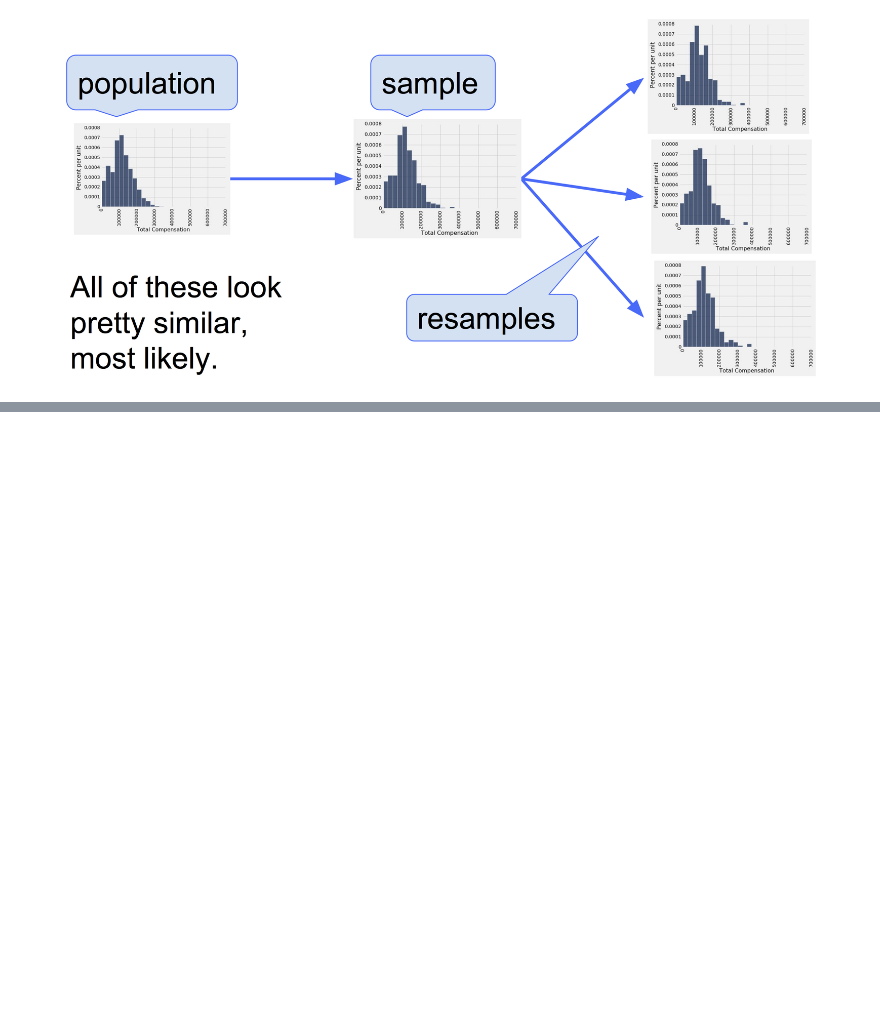
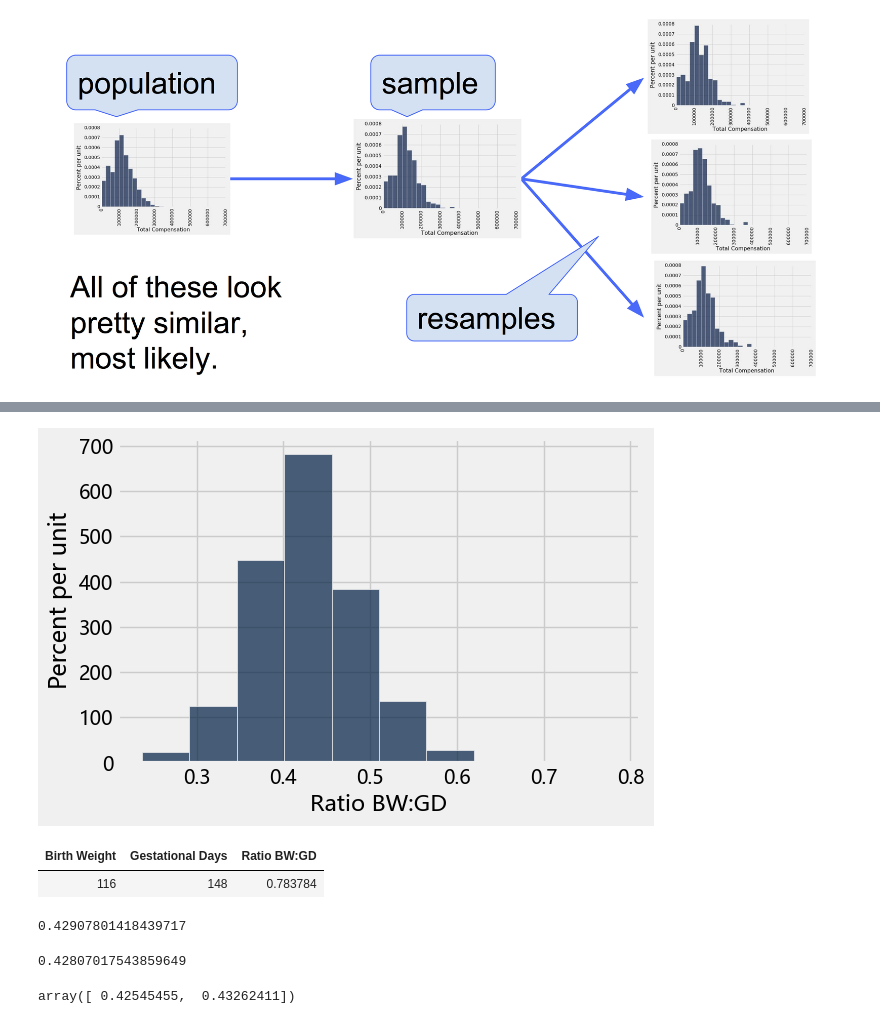
Before and after one commit to Matthew-HMS/Datascience101, a Jupyter notebook: Estimation.ipynb, the cells around one changed output, grey strips where cells are left out. Drawn from its saved outputs; the diff is of its cells as text; code cells hidden in the pictures; blank space fills up the shorter version.

```diff
--- a/Estimation.ipynb
+++ b/Estimation.ipynb
@@ -209,0 +264,10 @@ def bootstrap_median(original_sample, repetitions):
+# %%
+from datascience import *
+%matplotlib inline
+path_data = 'https://raw.githubusercontent.com/Matthew-HMS/datascience_material/main/assets/data/'
+import matplotlib.pyplot as plots
+plots.style.use('fivethirtyeight')
+import numpy as np
+# %%
+births = Table.read_table(path_data + 'baby.csv')
+births.show(3)
@@ -209,0 +280,3 @@ def bootstrap_median(original_sample, repetitions):
+# %%
+ratios = births.select('Birth Weight', 'Gestational Days').with_columns('Ratio BW:GD', births.column('Birth Weight')/births.column('Gestational Days'))
+ratios
@@ -209,0 +296,13 @@ def bootstrap_median(original_sample, repetitions):
+# %%
+ratios.select('Ratio BW:GD').hist()
+# %% [output]
+[figure, added]
+# %%
+ratios.sort('Ratio BW:GD', descending = True).take(0)
+# %% [output]
+| Birth Weight | Gestational Days | Ratio BW:GD |
+| 116 | 148 | 0.783784 |
+# %%
+percentile(50, ratios.column('Ratio BW:GD'))
+# %% [output]
+0.42907801418439717
@@ -209,0 +313,4 @@ def bootstrap_median(original_sample, repetitions):
+# %%
+one_bootstrap_median()
+# %% [output]
+0.42807017543859649
@@ -209,0 +322,7 @@ def bootstrap_median(original_sample, repetitions):
+# %%
+left = percentile(2.5, bstrap_median)
+right = percentile(97.5, bstrap_median)
+
+make_array(left, right)
+# %% [output]
+array([ 0.42545455,  0.43262411])
```
Also changed, not shown: parts of 47 cells of this notebook.
